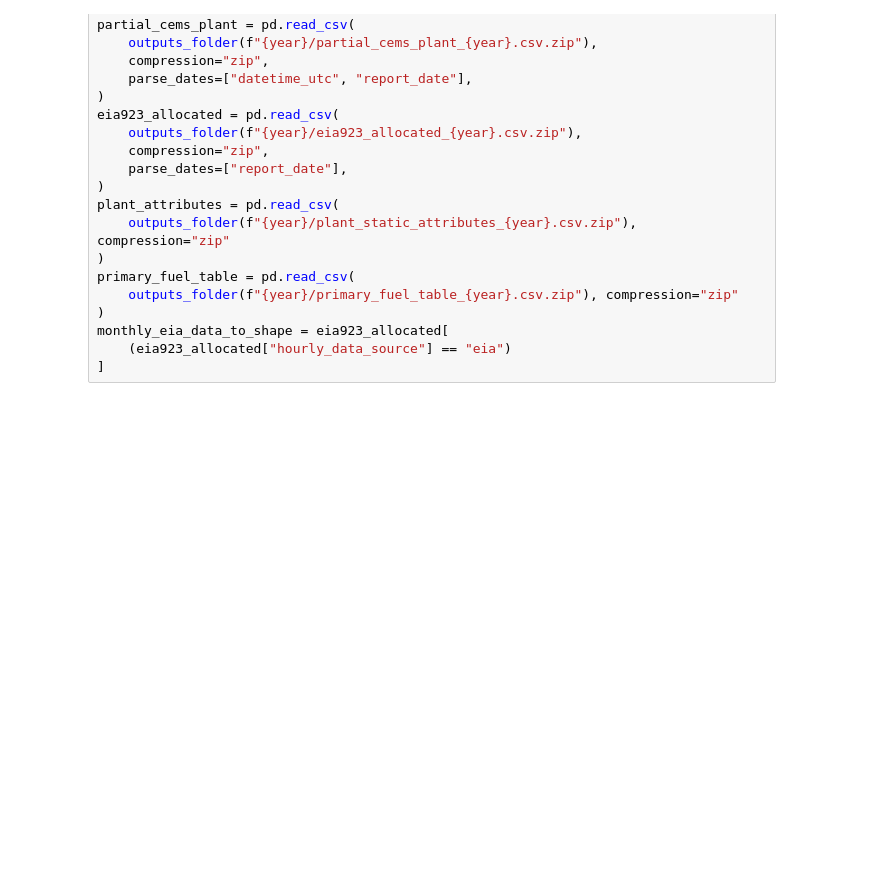
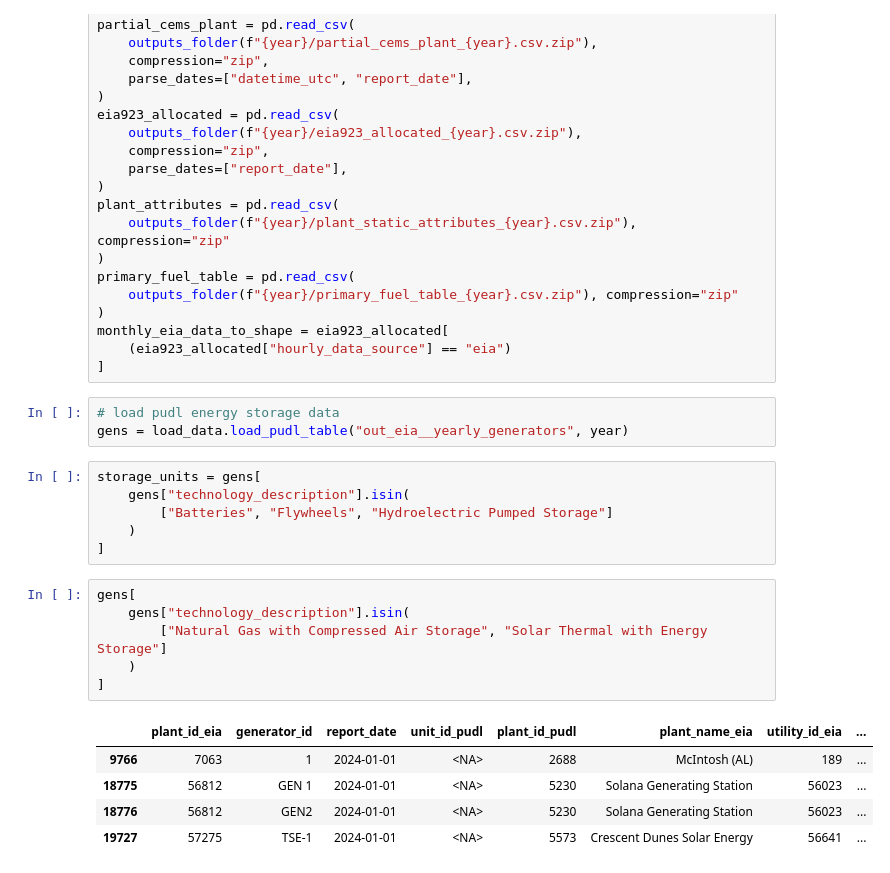
Before and after one commit to singularity-energy/open-grid-emissions, a Jupyter notebook: notebooks/work_in_progress/sandbox.ipynb, the cells around one changed output. Cells and saved outputs as stored; diff of their text form; blank space fills up the shorter version.

```diff
--- a/notebooks/work_in_progress/sandbox.ipynb
+++ b/notebooks/work_in_progress/sandbox.ipynb
@@ -68,3 +68,24 @@ primary_fuel_table = pd.read_csv(
 monthly_eia_data_to_shape = eia923_allocated[
     (eia923_allocated["hourly_data_source"] == "eia")
 ]
+# %%
+# load pudl energy storage data
+gens = load_data.load_pudl_table("out_eia__yearly_generators", year)
+# %%
+storage_units = gens[
+    gens["technology_description"].isin(
+        ["Batteries", "Flywheels", "Hydroelectric Pumped Storage"]
+    )
+]
+# %%
+gens[
+    gens["technology_description"].isin(
+        ["Natural Gas with Compressed Air Storage", "Solar Thermal with Energy Storage"]
+    )
+]
+# %% [output]
+|  | plant_id_eia | generator_id | report_date | unit_id_pudl | plant_id_pudl | plant_name_eia | utility_id_eia | ... |
+| 9766 | 7063 | 1 | 2024-01-01 | <NA> | 2688 | McIntosh (AL) | 189 | ... |
+| 18775 | 56812 | GEN 1 | 2024-01-01 | <NA> | 5230 | Solana Generating Station | 56023 | ... |
+| 18776 | 56812 | GEN2 | 2024-01-01 | <NA> | 5230 | Solana Generating Station | 56023 | ... |
+| 19727 | 57275 | TSE-1 | 2024-01-01 | <NA> | 5573 | Crescent Dunes Solar Energy | 56641 | ... |
```
Also changed, not shown: parts of 4 cells of this notebook, 2 other files.
